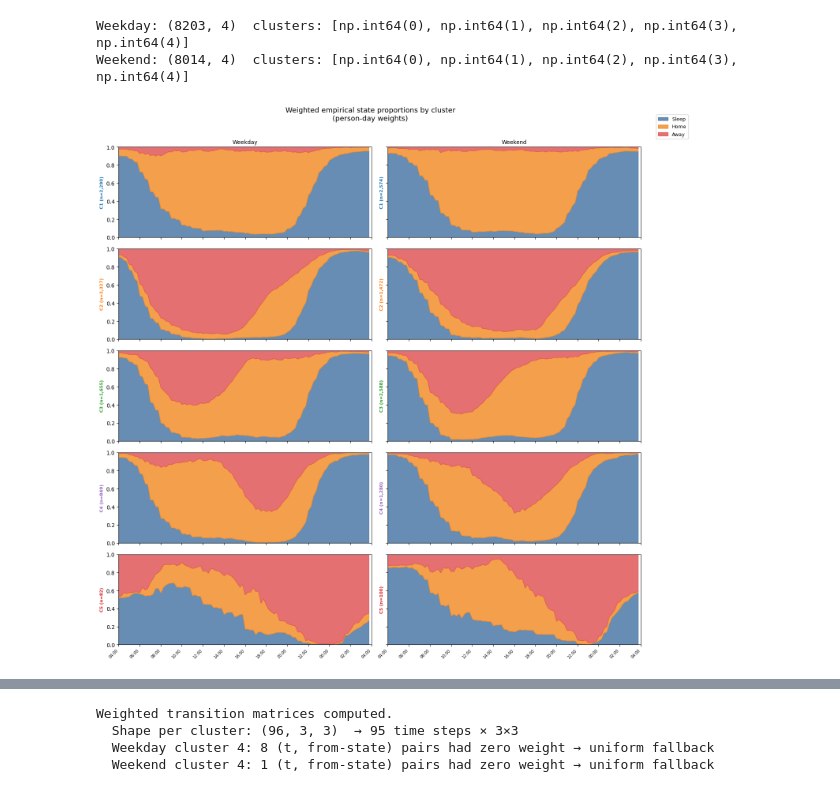
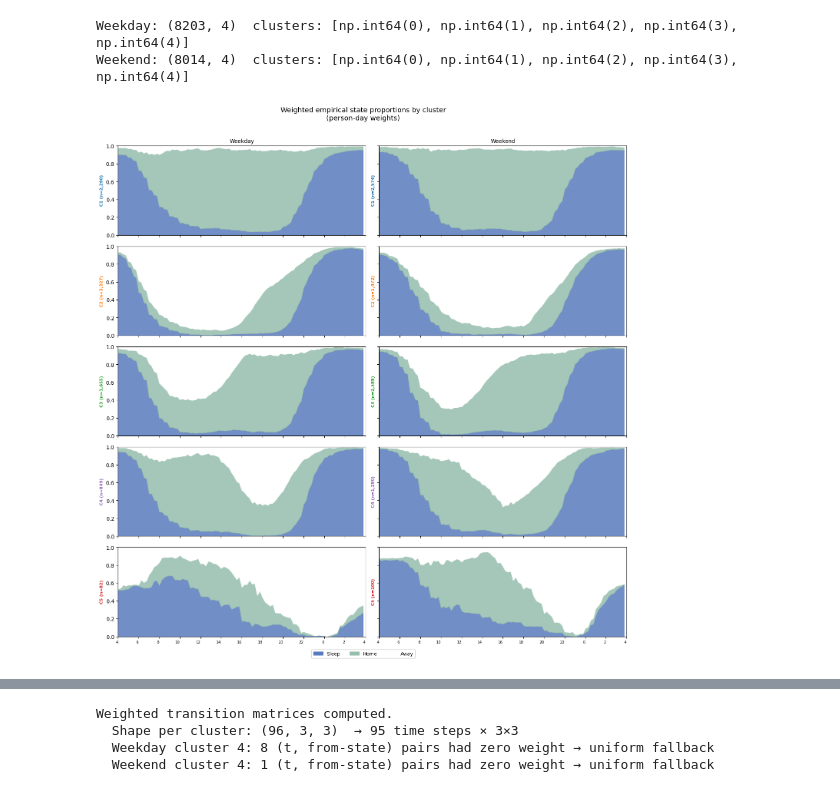
Before and after one commit to AmberJiayuSu/OBGeneration, a Jupyter notebook: assumption/clustered_MC.ipynb, the cells around one changed output, grey strips where cells are left out. Cells and saved outputs as stored; diff of their text form; code cells hidden in the pictures.

```diff
--- a/assumption/clustered_MC.ipynb
+++ b/assumption/clustered_MC.ipynb
@@ -23,15 +23,17 @@ use two year data for post-covid representation
 data2023        = pd.read_csv('atusact-2023/atusact_2023.dat',   dtype={'TRCODE': str, 'TUCASEID': str})
 respondents2023 = pd.read_csv('atusresp-2023/atusresp_2023.dat', dtype={'TUCASEID': str})
 jointed2023     = pd.merge(data2023, respondents2023, on='TUCASEID', how='inner')
+jointed2023['year'] = 2023
 
 data2024        = pd.read_csv('atusact-2024/atusact_2024.dat',   dtype={'TRCODE': str, 'TUCASEID': str})
 respondents2024 = pd.read_csv('atusresp-2024/atusresp_2024.dat', dtype={'TUCASEID': str})
 jointed2024     = pd.merge(data2024, respondents2024, on='TUCASEID', how='inner')
+jointed2024['year'] = 2024
 
 joined_data = pd.concat([jointed2023, jointed2024], ignore_index=True)
 
 keep_cols = [
-    'TUCASEID', 'TUDIARYDAY', 'TUFINLWGT',
+    'TUCASEID', 'TUDIARYDAY', 'TUFINLWGT', 'year',
     'TESCHENR', 'TESCHFT', 'TESCHLVL',
     'TRHHCHILD', 'TRDPFTPT', 'TELFS', 'TRTHH', 'TEAGE',
     'TRCODE', 'TUACTDUR', 'TUSTARTTIM', 'TUSTOPTIME', 'TEWHERE',
@@ -206,8 +208,8 @@ def quick_cluster(X, label, k):
         ax = axes[plot_i]
         centroid = km.cluster_centers_[c]
         n_c = (labels == c).sum()
-        ax.fill_between(range(N_BINS), centroid, 1, color='#57cc99', alpha=0.85)
-        ax.fill_between(range(N_BINS), 0, centroid, color='#e76f51', alpha=0.85)
+        ax.fill_between(range(N_BINS), centroid, 1, color='#ffffff', alpha=0.85)
+        ax.fill_between(range(N_BINS), 0, centroid, color='#587abe', alpha=0.85)
         ax.set_title(f'Cluster {plot_i+1}\n(n={n_c})')
         ax.set_xticks(xticks)
         ax.set_xticklabels(xlabels, rotation=45, ha='right')
@@ -216,7 +218,7 @@ def quick_cluster(X, label, k):
         if plot_i == 0:
             ax.set_ylabel('P(away)')
 
-    handles = [plt.Rectangle((0, 0), 1, 1, color=c) for c in ['#e76f51', '#57cc99']]
+    handles = [plt.Rectangle((0, 0), 1, 1, color=c) for c in ["#ffffff", "#587abe"]]
     fig.legend(handles, ['Away', 'Home'], loc='lower center', ncol=2, bbox_to_anchor=(0.5, -0.05))
     fig.suptitle(f'{label} — quick euclidean k={k}', fontsize=12, y=1.02)
     plt.tight_layout()
@@ -838,12 +890,29 @@ Weekend: (8014, 4)  clusters: [np.int64(0), np.int64(1), np.int64(2), np.int64(3
 # For each cluster × daytype × bin t:
 #   P(state=s | t) = Σ w_i · 1[vec_i[t]=s]  /  Σ w_i
 # where w_i = TUFINLWGT (person-level final weight).
-STATE_COLORS = ['#4e79a7', '#f28e2b', '#e15759']   # sleep / home / away
+STATE_COLORS = ['#587abe', "#96bead", '#ffffff']   # sleep / home / away
 
-# Pull one weight per respondent from joined_data
-weights = (joined_data[['TUCASEID', 'TUFINLWGT']]
-           .drop_duplicates('TUCASEID')
-           .set_index('TUCASEID')['TUFINLWGT'])
+# Pull one weight per respondent; normalize per year so both years
+# contribute equal total weight. Scale to N_total/2 per year so
+# weights average ~1.0 and avoid tiny-fraction numerical issues.
+wt_df     = (joined_data[['TUCASEID', 'TUFINLWGT', 'year']]
+             .drop_duplicates('TUCASEID'))
+N_total   = len(wt_df)
+year_sums = wt_df.groupby('year')['TUFINLWGT'].transform('sum')
+wt_df['weight_norm'] = wt_df['TUFINLWGT'] / year_sums * (N_total / 2)
+
+# Sanity check: both years should now contribute equal total weight
+_chk = wt_df.groupby('year').agg(
+    raw_total =('TUFINLWGT',   'sum'),
+    norm_total=('weight_norm', 'sum'),
+    n_resp    =('TUCASEID',    'count'),
+    mean_w    =('weight_norm', 'mean'),
+)
+print('Year-balance check (norm_total must be equal across years):')
+print(_chk.round(1).to_string())
+assert abs(_chk['norm_total'].diff().iloc[-1]) < 1e-6, 'Year weights not balanced!'
+
+weights = wt_df.set_index('TUCASEID')['weight_norm']
 
 # Attach weights to 3-state vectors
 sv3_wd_w = sv3_wd.copy()
@@ -879,7 +948,7 @@ clusters_we = sorted(props_we.keys())
 n_clusters  = max(len(clusters_wd), len(clusters_we))
 
 xticks_  = np.arange(0, N_BINS + 1, 8)
-xlabels_ = [f'{(4 + t * BIN_SIZE // 60) % 24:02d}:00' for t in xticks_]
+xlabels_ = [f'{(4 + t * BIN_SIZE // 60) % 24}' for t in xticks_]
 
 fig, axes = plt.subplots(n_clusters, 2,
                          figsize=(14, 2.8 * n_clusters),
@@ -898,35 +967,35 @@ for row_i in range(n_clusters):
             continue
 
         c      = clusters[row_i]
         P      = props[c]                  # (N_BINS, 3)
         rank   = meta['rank_map'][c]
         color  = meta['color_map'][c]
         n_c    = (sv3_wd_w if col_i == 0 else sv3_we_w)['cluster'].eq(c).sum()
 
         bottom = np.zeros(N_BINS)
         for s in range(N_STATES):
             ax.fill_between(range(N_BINS), bottom, bottom + P[:, s],
                             color=STATE_COLORS[s], alpha=0.85,
                             label=STATE_NAMES[s] if row_i == 0 else '_')
             bottom += P[:, s]
 
         ax.set_ylim(0, 1)
         ax.set_xlim(0, N_BINS - 1)
         ax.set_ylabel(f'C{rank} (n={n_c:,})', fontsize=8,
                       color=color, fontweight='bold')
         if row_i == 0:
             ax.set_title(daytype, fontsize=10)
         if row_i == n_clusters - 1:
             ax.set_xticks(xticks_)
-            ax.set_xticklabels(xlabels_, rotation=45, ha='right', fontsize=7)
+            ax.set_xticklabels(xlabels_, rotation=0, ha='right', fontsize=7)
 
 # Shared legend at top
-handles = [plt.Rectangle((0,0),1,1, color=STATE_COLORS[s], alpha=0.85)
+handles = [plt.Rectangle((0,0),1,1, color=STATE_COLORS[s],  edgecolor='black', linewidth=0.8)
            for s in range(N_STATES)]
-fig.legend(handles, STATE_NAMES, loc='upper right', fontsize=9,
-           bbox_to_anchor=(1.08, 1.0))
+fig.legend(handles, STATE_NAMES, loc='lower center', fontsize=9,
+           bbox_to_anchor=(0.5,-0.02), ncol=3)
 
 plt.tight_layout()
 plt.show()
 # %% [output]
-[figure, old version]
+[figure, new version]
```
Also changed, not shown: parts of 10 cells of this notebook, 11 other files.
